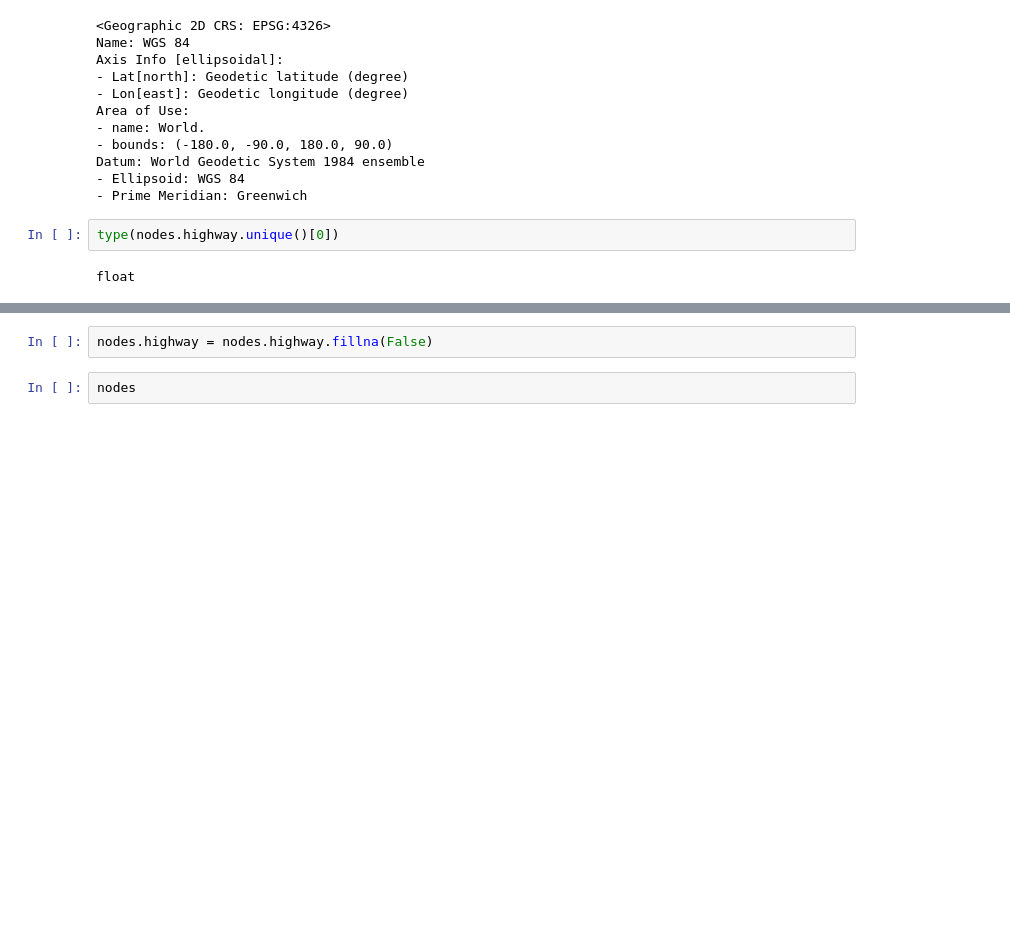
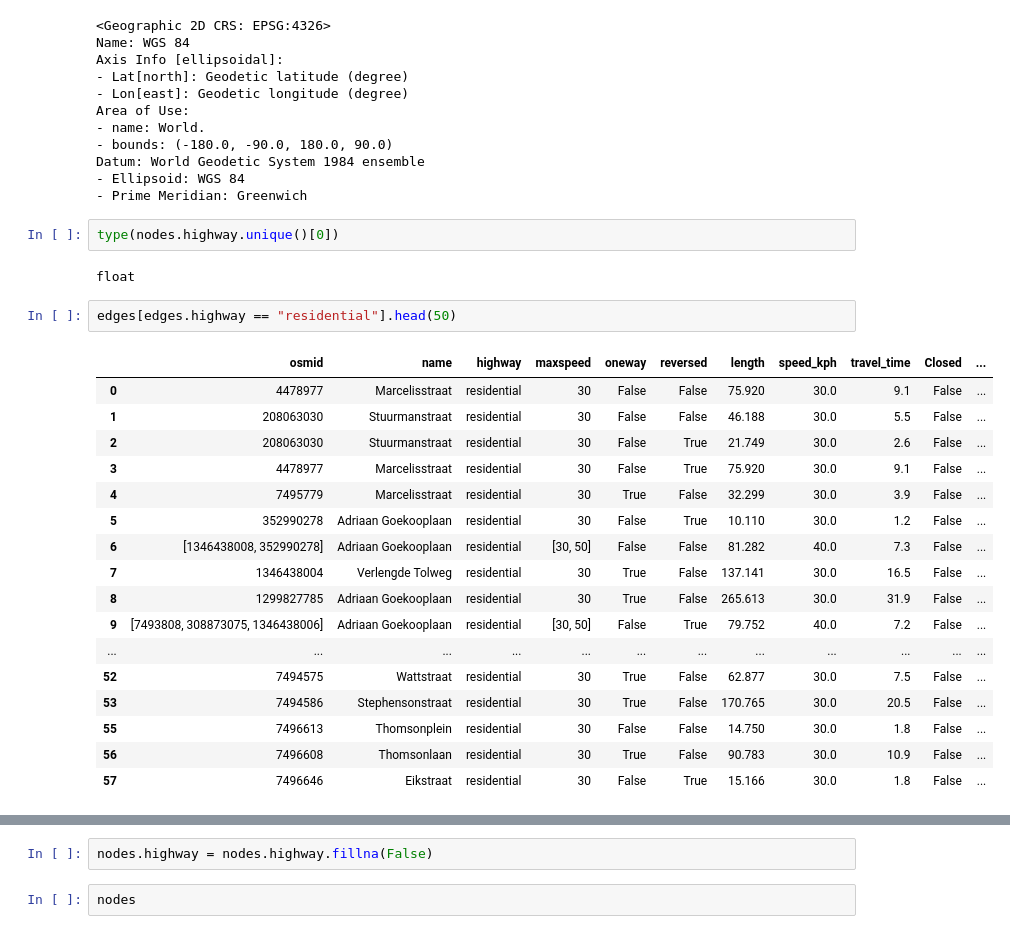
Before and after one commit to KCvdBerg/Societal-The-Hague, a Jupyter notebook: New_Data_cleaning.ipynb, the cells around one changed output, grey strips where cells are left out. Saved outputs shown, nothing was run; the diff lists cells and outputs as text; blank space fills up the shorter version.

```diff
--- a/New_Data_cleaning.ipynb
+++ b/New_Data_cleaning.ipynb
@@ -303,3 +303,23 @@ Datum: World Geodetic System 1984 ensemble
 type(nodes.highway.unique()[0])
 # %% [output]
 float
+# %%
+edges[edges.highway == "residential"].head(50)
+# %% [output]
+|  | osmid | name | highway | maxspeed | oneway | reversed | length | speed_kph | travel_time | Closed | ... |
+| 0 | 4478977 | Marcelisstraat | residential | 30 | False | False | 75.920 | 30.0 | 9.1 | False | ... |
+| 1 | 208063030 | Stuurmanstraat | residential | 30 | False | False | 46.188 | 30.0 | 5.5 | False | ... |
+| 2 | 208063030 | Stuurmanstraat | residential | 30 | False | True | 21.749 | 30.0 | 2.6 | False | ... |
+| 3 | 4478977 | Marcelisstraat | residential | 30 | False | True | 75.920 | 30.0 | 9.1 | False | ... |
+| 4 | 7495779 | Marcelisstraat | residential | 30 | True | False | 32.299 | 30.0 | 3.9 | False | ... |
+| 5 | 352990278 | Adriaan Goekooplaan | residential | 30 | False | True | 10.110 | 30.0 | 1.2 | False | ... |
+| 6 | [1346438008, 352990278] | Adriaan Goekooplaan | residential | [30, 50] | False | False | 81.282 | 40.0 | 7.3 | False | ... |
+| 7 | 1346438004 | Verlengde Tolweg | residential | 30 | True | False | 137.141 | 30.0 | 16.5 | False | ... |
+| 8 | 1299827785 | Adriaan Goekooplaan | residential | 30 | True | False | 265.613 | 30.0 | 31.9 | False | ... |
+| 9 | [7493808, 308873075, 1346438006] | Adriaan Goekooplaan | residential | [30, 50] | False | True | 79.752 | 40.0 | 7.2 | False | ... |
+| ... | ... | ... | ... | ... | ... | ... | ... | ... | ... | ... | ... |
+| 52 | 7494575 | Wattstraat | residential | 30 | True | False | 62.877 | 30.0 | 7.5 | False | ... |
+| 53 | 7494586 | Stephensonstraat | residential | 30 | True | False | 170.765 | 30.0 | 20.5 | False | ... |
+| 55 | 7496613 | Thomsonplein | residential | 30 | False | False | 14.750 | 30.0 | 1.8 | False | ... |
+| 56 | 7496608 | Thomsonlaan | residential | 30 | True | False | 90.783 | 30.0 | 10.9 | False | ... |
+| 57 | 7496646 | Eikstraat | residential | 30 | False | True | 15.166 | 30.0 | 1.8 | False | ... |
```
Also changed, not shown: parts of 4 cells of this notebook.
